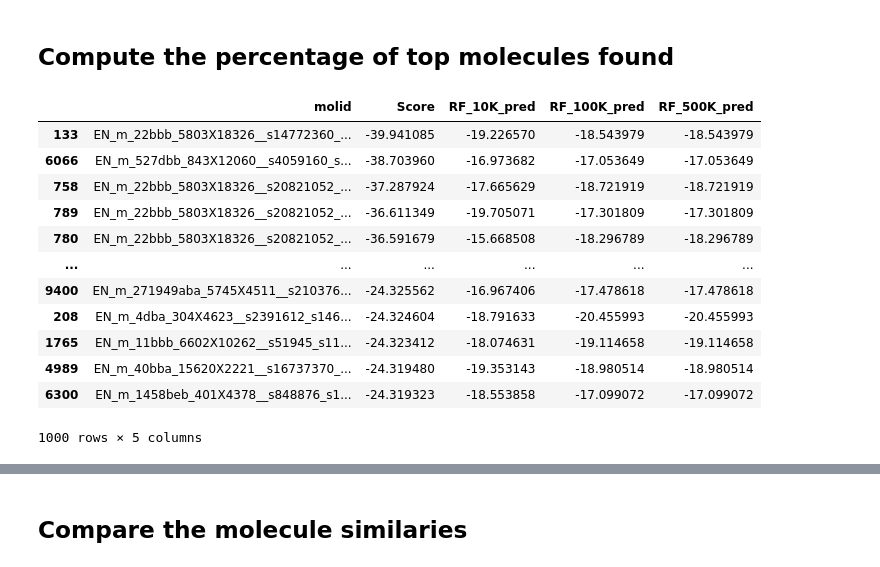
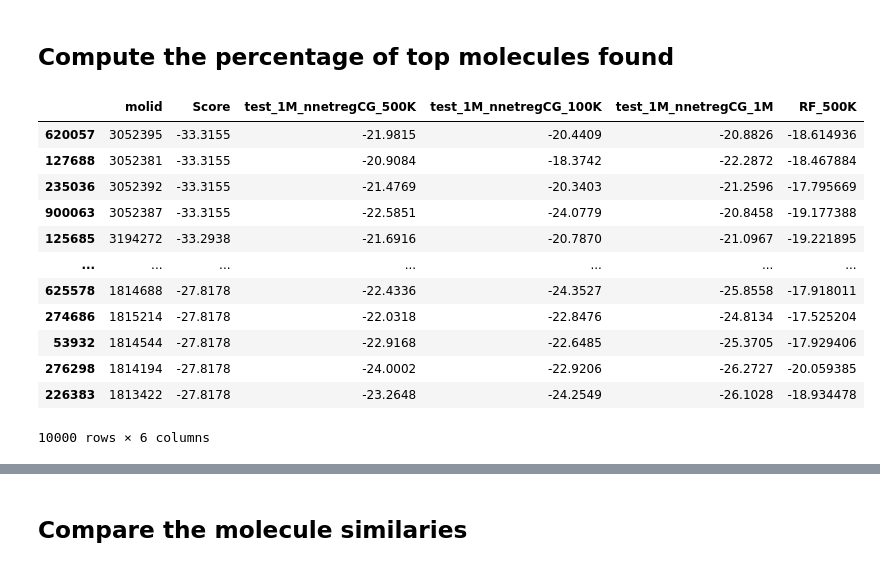
Before and after one commit to AaronXu9/DockingPrediction, a Jupyter notebook: data_processing/aggregate_pred.ipynb, the cells around one changed output, grey strips where cells are left out. Saved outputs shown, nothing was run; the diff lists cells and outputs as text; code cells hidden in the pictures.

```diff
--- a/data_processing/aggregate_pred.ipynb
+++ b/data_processing/aggregate_pred.ipynb
@@ -134,3 +151,6 @@ def plot_hist_score(df, n):
         # Append the top score to the list
         top_score_from_each_file.append(df_top_n['Score'].values)
     sns.histplot(top_score_from_each_file)
+# %%
+train_df = pd.read_csv('../results/test_1M_results.csv')
+plot_pairplot(train_df, column=train_df.columns[-1], plot_type='jointplot')
@@ -136,0 +163,3 @@ def plot_hist_score(df, n):
+# %%
+df_combined.columns
+df_combined['RF_500K'] = train_df[train_df.columns[-1]]
@@ -261,23 +299,23 @@ plt.show()
 # %% [markdown]
 ## Compute the percentage of top molecules found
 # %%
-n = 1000
+n = 10000
 top_n_by_score = df_combined.sort_values(by='Score', ascending=True).head(n)
 top_n_by_score
 # %% [output]
-|  | molid | Score | RF_10K_pred | RF_100K_pred | RF_500K_pred |
-| 133 | EN_m_22bbb_5803X18326__s14772360_... | -39.941085 | -19.226570 | -18.543979 | -18.543979 |
-| 6066 | EN_m_527dbb_843X12060__s4059160_s... | -38.703960 | -16.973682 | -17.053649 | -17.053649 |
-| 758 | EN_m_22bbb_5803X18326__s20821052_... | -37.287924 | -17.665629 | -18.721919 | -18.721919 |
-| 789 | EN_m_22bbb_5803X18326__s20821052_... | -36.611349 | -19.705071 | -17.301809 | -17.301809 |
-| 780 | EN_m_22bbb_5803X18326__s20821052_... | -36.591679 | -15.668508 | -18.296789 | -18.296789 |
-| ... | ... | ... | ... | ... | ... |
-| 9400 | EN_m_271949aba_5745X4511__s210376... | -24.325562 | -16.967406 | -17.478618 | -17.478618 |
-| 208 | EN_m_4dba_304X4623__s2391612_s146... | -24.324604 | -18.791633 | -20.455993 | -20.455993 |
-| 1765 | EN_m_11bbb_6602X10262__s51945_s11... | -24.323412 | -18.074631 | -19.114658 | -19.114658 |
-| 4989 | EN_m_40bba_15620X2221__s16737370_... | -24.319480 | -19.353143 | -18.980514 | -18.980514 |
-| 6300 | EN_m_1458beb_401X4378__s848876_s1... | -24.319323 | -18.553858 | -17.099072 | -17.099072 |
+|  | molid | Score | test_1M_nnetregCG_500K | test_1M_nnetregCG_100K | test_1M_nnetregCG_1M | RF_500K |
+| 620057 | 3052395 | -33.3155 | -21.9815 | -20.4409 | -20.8826 | -18.614936 |
+| 127688 | 3052381 | -33.3155 | -20.9084 | -18.3742 | -22.2872 | -18.467884 |
+| 235036 | 3052392 | -33.3155 | -21.4769 | -20.3403 | -21.2596 | -17.795669 |
+| 900063 | 3052387 | -33.3155 | -22.5851 | -24.0779 | -20.8458 | -19.177388 |
+| 125685 | 3194272 | -33.2938 | -21.6916 | -20.7870 | -21.0967 | -19.221895 |
+| ... | ... | ... | ... | ... | ... | ... |
+| 625578 | 1814688 | -27.8178 | -22.4336 | -24.3527 | -25.8558 | -17.918011 |
+| 274686 | 1815214 | -27.8178 | -22.0318 | -22.8476 | -24.8134 | -17.525204 |
+| 53932 | 1814544 | -27.8178 | -22.9168 | -22.6485 | -25.3705 | -17.929406 |
+| 276298 | 1814194 | -27.8178 | -24.0002 | -22.9206 | -26.2727 | -20.059385 |
+| 226383 | 1813422 | -27.8178 | -23.2648 | -24.2549 | -26.1028 | -18.934478 |
-1000 rows × 5 columns
+10000 rows × 6 columns
 # %%
 prediction_columns = ['aoxu_nnetregCG_100K', 'aoxu_nnetregCG_1M', 'aoxu_nnetregCG_500K']
 prediction_columns = ['RF_10K_pred', 'RF_100K_pred', 'RF_500K_pred']
```
Also changed, not shown: parts of 24 cells of this notebook, 15 other files.
